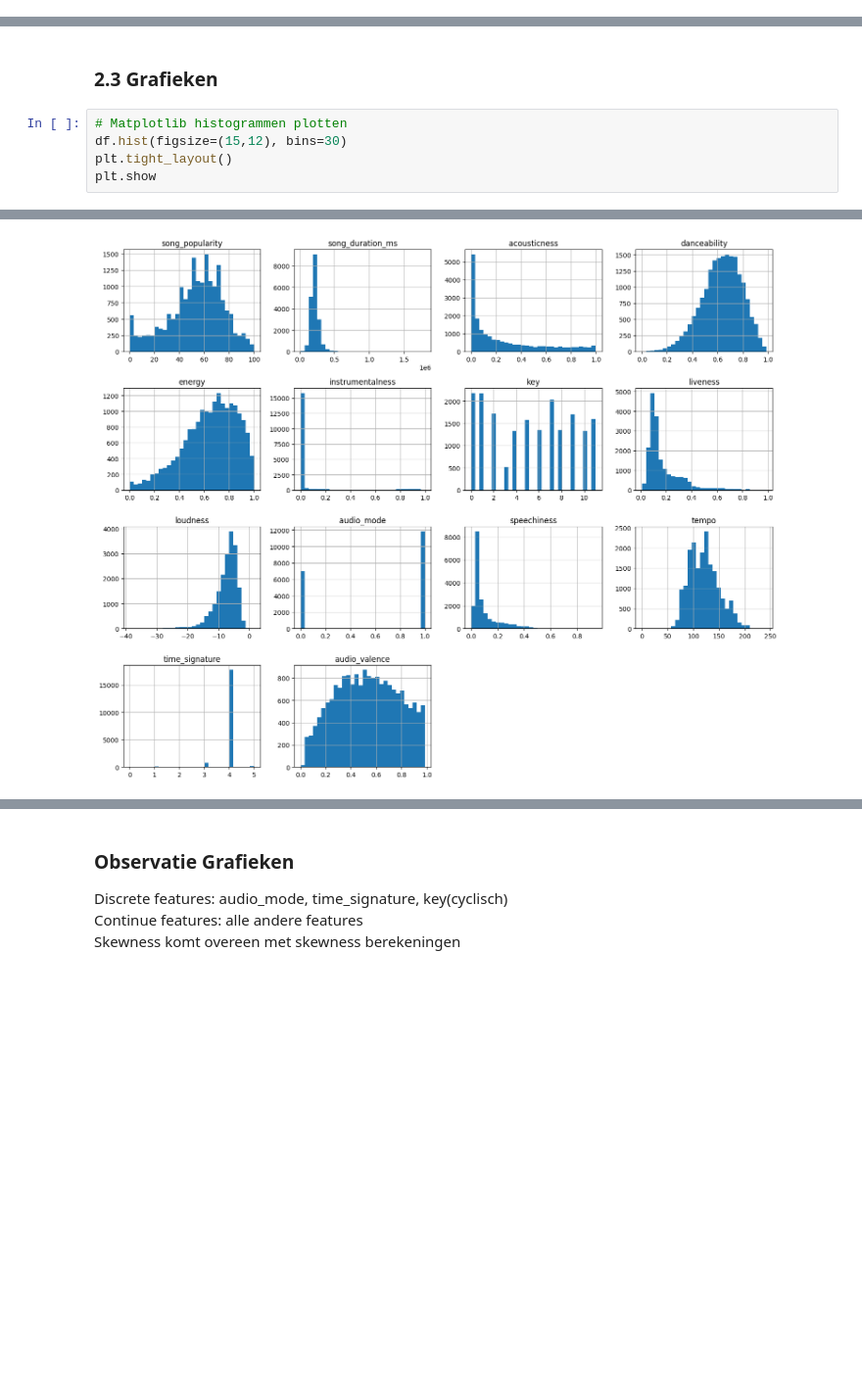
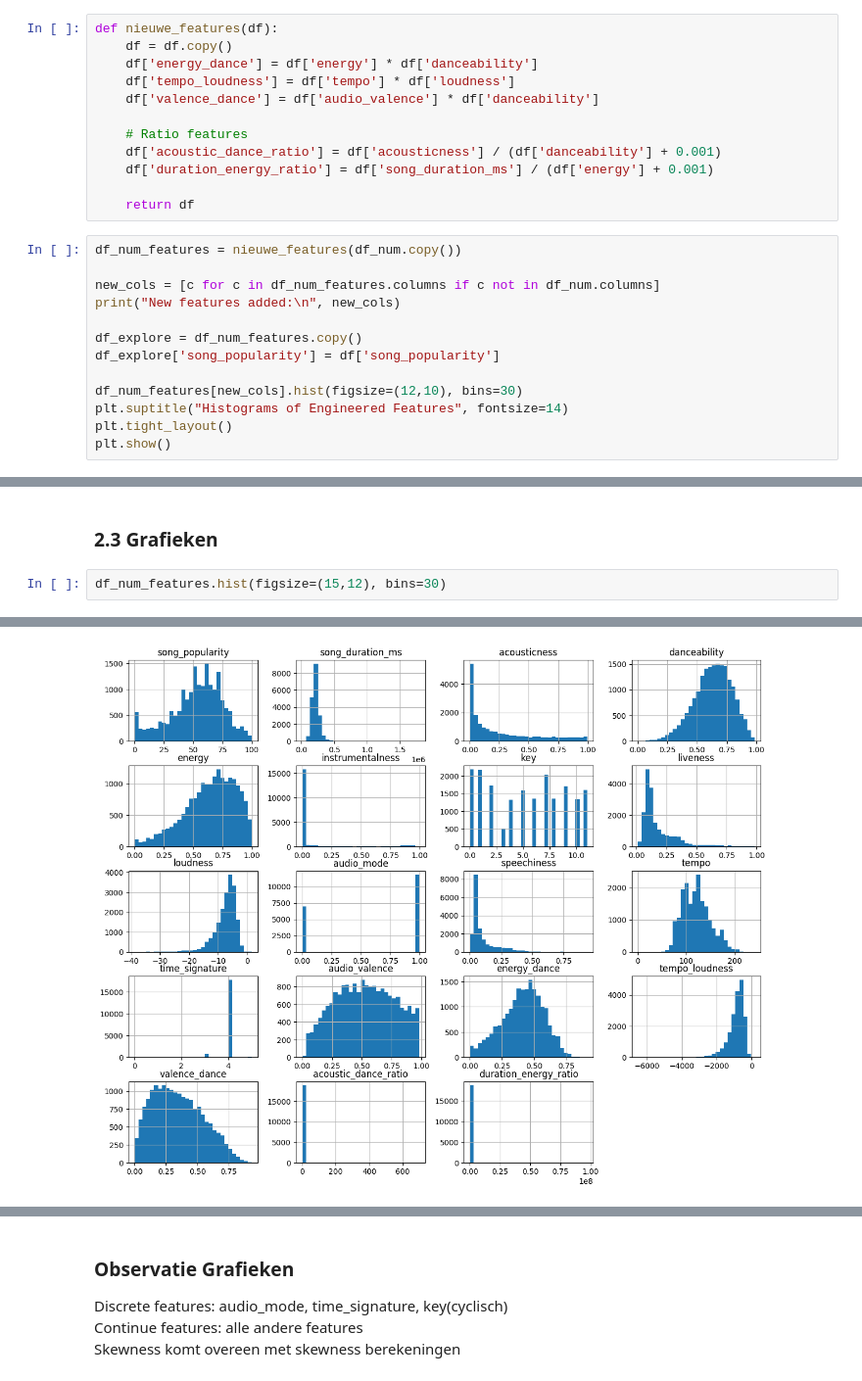
Before and after one commit to OdessaA/DataScience_SongPrediction, a Jupyter notebook: Data Exploratie.ipynb, the cells around one changed output, grey strips where cells are left out. Shown at 98% size. Cells and saved outputs as stored; diff of their text form; blank space fills up the shorter version.

```diff
--- a/Data Exploratie.ipynb
+++ b/Data Exploratie.ipynb
@@ -151,0 +155,25 @@ dtype: int64
+# %%
+def nieuwe_features(df):
+    df = df.copy()
+    df['energy_dance'] = df['energy'] * df['danceability']
+    df['tempo_loudness'] = df['tempo'] * df['loudness']
+    df['valence_dance'] = df['audio_valence'] * df['danceability']
+
+    # Ratio features
+    df['acoustic_dance_ratio'] = df['acousticness'] / (df['danceability'] + 0.001)
+    df['duration_energy_ratio'] = df['song_duration_ms'] / (df['energy'] + 0.001)
+
+    return df
+# %%
+df_num_features = nieuwe_features(df_num.copy())
+
+new_cols = [c for c in df_num_features.columns if c not in df_num.columns]
+print("New features added:\n", new_cols)
+
+df_explore = df_num_features.copy()
+df_explore['song_popularity'] = df['song_popularity']
+
+df_num_features[new_cols].hist(figsize=(12,10), bins=30)
+plt.suptitle("Histograms of Engineered Features", fontsize=14)
+plt.tight_layout()
+plt.show()
@@ -249,8 +279,5 @@ De rest wat geen kleur heeft is redelijk normaal verdeeld.
 <a id="grafieken"></a>
 ### 2.3 Grafieken
 # %%
-# Matplotlib histogrammen plotten
-df.hist(figsize=(15,12), bins=30)
-plt.tight_layout()
-plt.show
+df_num_features.hist(figsize=(15,12), bins=30)
 # %% [output]
@@ -258 +304 @@ plt.show
-[figure, old version]
+[figure, new version]
```
Also changed, not shown: parts of 52 cells of this notebook.
